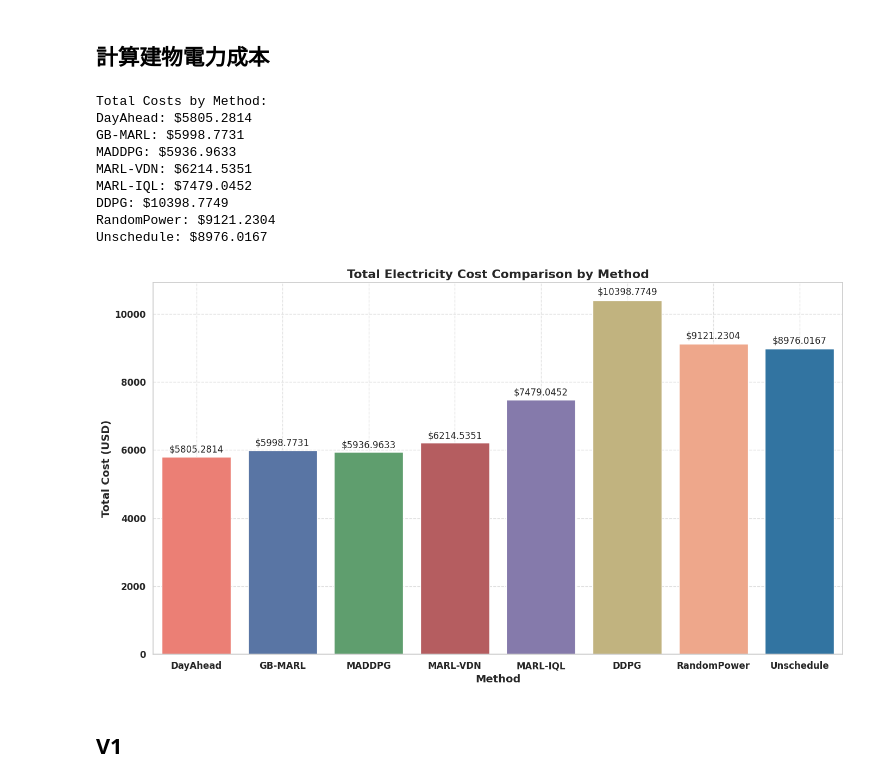
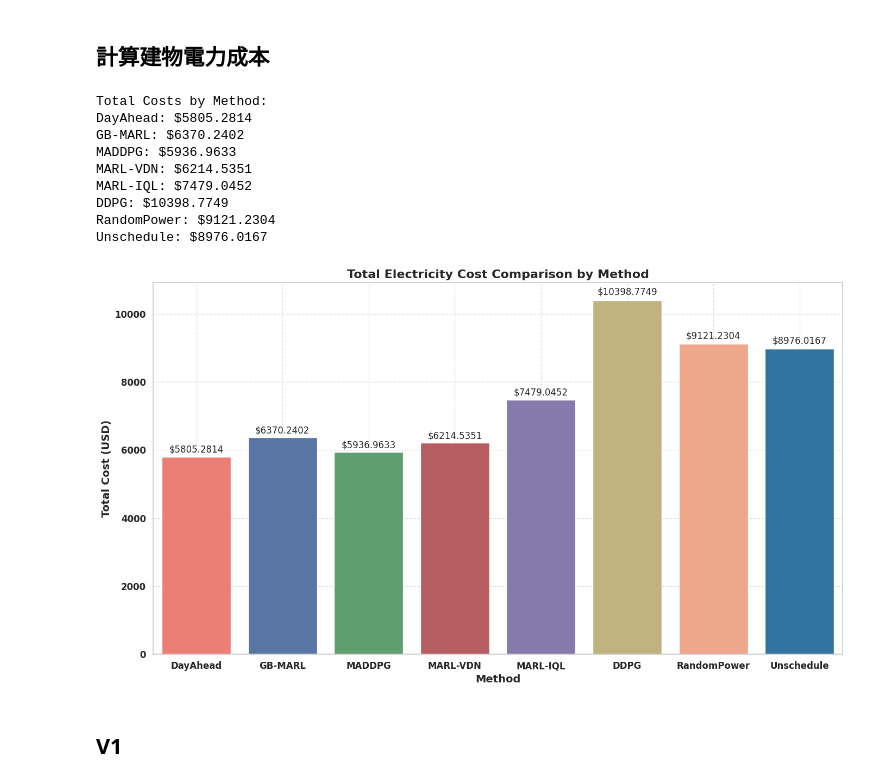
Before and after one commit to carlwang49/MY_WORK, a Jupyter notebook: Evaluation.ipynb, the cells around one changed output. Saved outputs shown, nothing was run; the diff lists cells and outputs as text; code cells hidden in the pictures.

```diff
--- a/Evaluation.ipynb
+++ b/Evaluation.ipynb
@@ -197,7 +197,7 @@ charging_file = '/charging_records.csv'
 
 
 DayAhead_dir = './Result/DayAhead_09-01_09-30_num10_sim_v1/3'
-GB_MARL_dir = './Result/GB-MARL-v2.1_alpha0.5_beta0.1_num10_s1/1'
+GB_MARL_dir = './Result/GB-MARL-v2.1_alpha0.5_beta0.1_num10_s1/23'
 MADDPG_dir = './Results/MADDPG_07-01_09-01_10_sim_v1/7'
 VDN_dir = './Result/VDN-MARL_alpha0.5_beta0.1_num10_sim_v1/1'
 IQL_dir = './Result/IQL-MARL_07-01_09-01_10_sim_v1/3'
@@ -295,35 +295,35 @@ plt.show()
 # plt.tight_layout()
 # plt.show()
 
 
 # fig, ax = plt.subplots(figsize=(14, 8))
 # bars = sns.barplot(x=method_names, y=current_tariffs, palette=colors, ax=ax)
 
 # ax.set_xlabel('Method', fontsize=14, fontweight='bold')
 # ax.set_ylabel('Current Tariff (USD)', fontsize=14, fontweight='bold')
 # ax.set_title('Current Tariff Comparison by Method', fontsize=16, fontweight='bold')
 # ax.grid(True, linestyle='--', alpha=0.6)
 
 # for bar, yval in zip(bars.patches, current_tariffs):
 #     height = bar.get_height()
 #     ax.text(bar.get_x() + bar.get_width()/2, height + 0.01 * height, f'${height:.2f}', ha='center', va='bottom', fontsize=12)
 
 # plt.xticks(fontsize=12, fontweight='bold')
 # plt.yticks(fontsize=12, fontweight='bold')
 # plt.tight_layout()
 
 # plt.show()
 # %% [output]
 Total Costs by Method:
 DayAhead: $5805.2814
-GB-MARL: $5998.7731
+GB-MARL: $6370.2402
 MADDPG: $5936.9633
 MARL-VDN: $6214.5351
 MARL-IQL: $7479.0452
 DDPG: $10398.7749
 RandomPower: $9121.2304
 Unschedule: $8976.0167
-[figure, old version]
+[figure, new version]
 # %% [markdown]
 ## V1
 # %%
```
Also changed, not shown: parts of 5 cells of this notebook, 1 other file.
